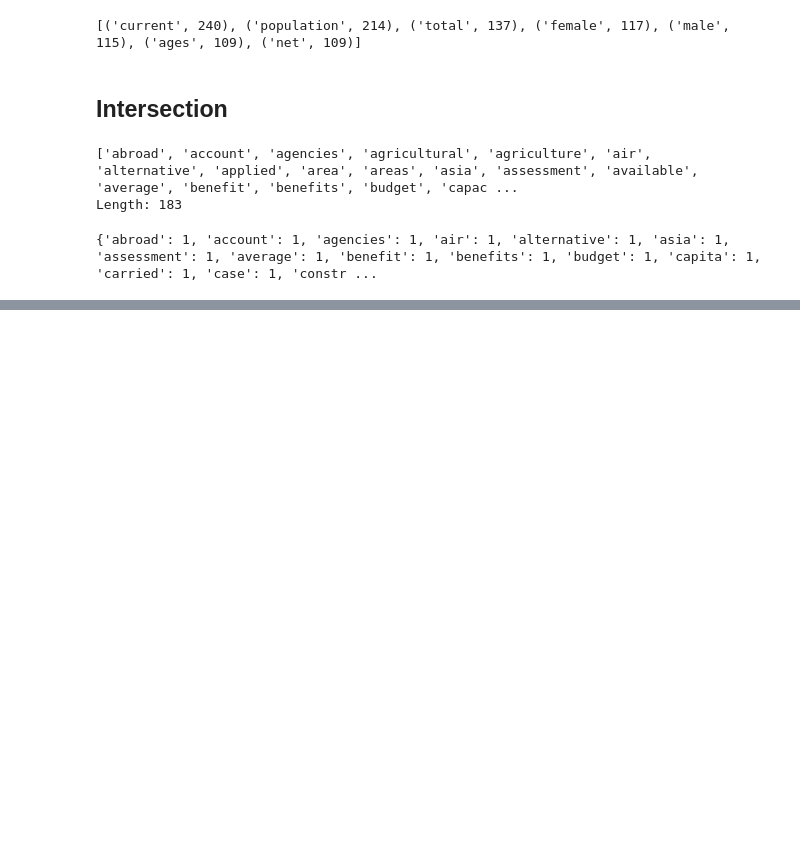
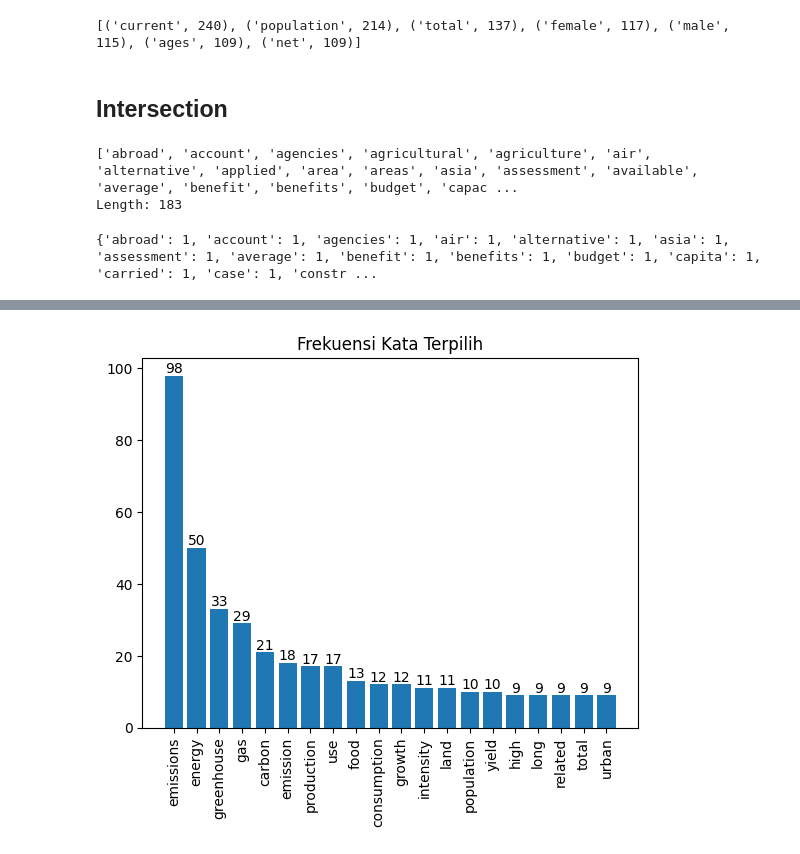
Before and after one commit to arsyadCode/My_Thesis, a Jupyter notebook: Program/Data Collect Objection.ipynb, the cells around one changed output, grey strips where cells are left out. Saved outputs shown, nothing was run; the diff lists cells and outputs as text; code cells hidden in the pictures; blank space fills up the shorter version.

```diff
--- a/Program/Data Collect Objection.ipynb
+++ b/Program/Data Collect Objection.ipynb
@@ -265,0 +236,22 @@ print(sorted_result)
+# %%
+data = {k: v for k, v in sorted(data.items(), key=lambda item: item[1], reverse=True)}
+
+# Extract labels and values from the sorted dictionary
+labels = list(data.keys())
+values = list(data.values())
+
+# Create a bar chart
+plt.bar(labels, values)
+
+# Add labels to the bars
+for i in range(len(labels)):
+    plt.text(i, values[i], str(values[i]), ha='center', va='bottom')
+
+plt.xticks(rotation='vertical')
+# Add a title to the chart
+plt.title('Frekuensi Kata Terpilih')
+
+# Show the chart
+plt.show()
+# %% [output]
+[figure, added]
```
Also changed, not shown: parts of 18 cells of this notebook, 12 other files.
